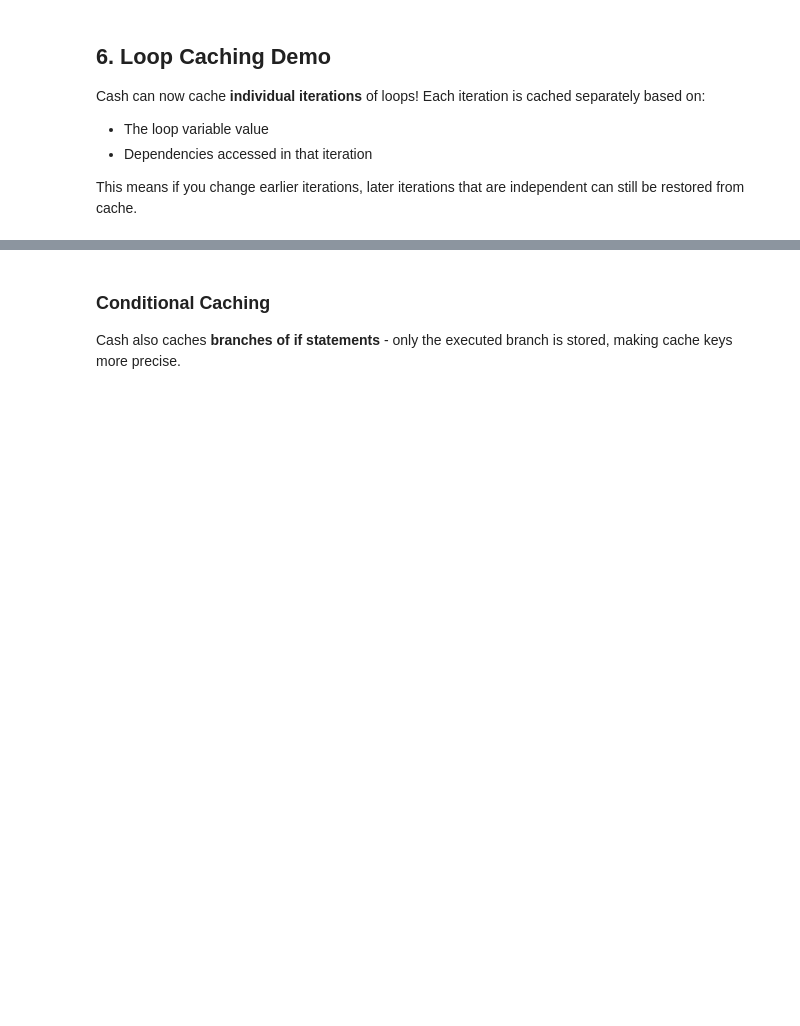
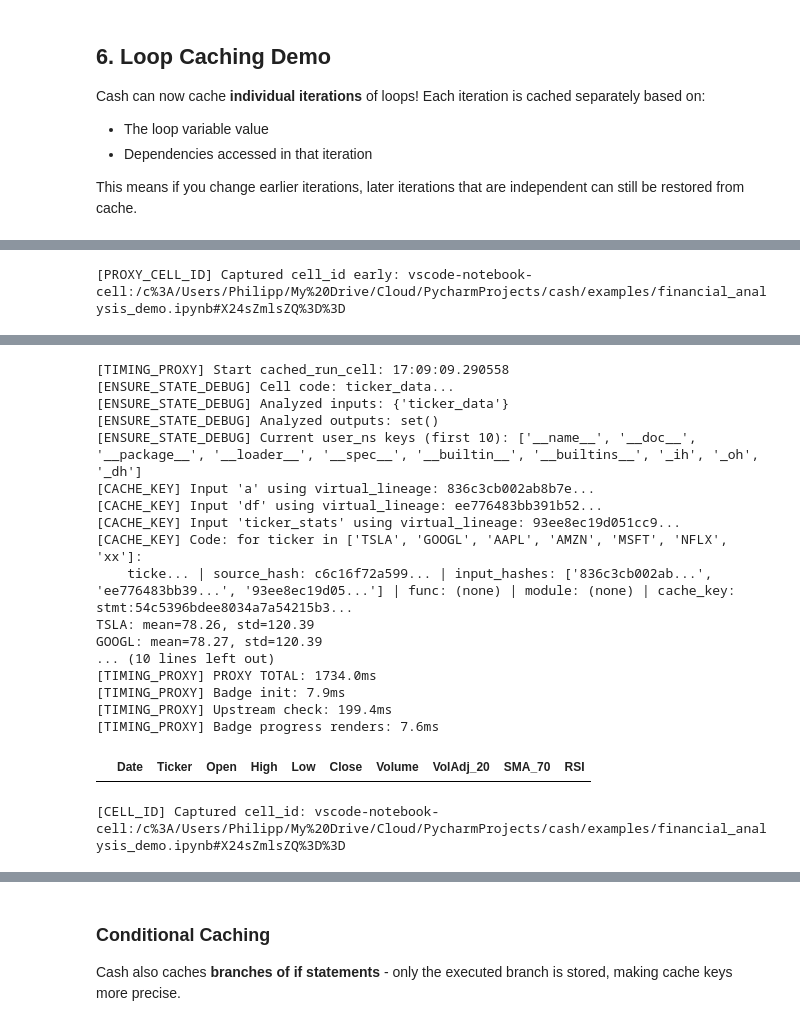
Before and after one commit to galgtonold/cash, a Jupyter notebook: examples/financial_analysis_demo.ipynb, the cells around one changed output, grey strips where cells are left out. Drawn from its saved outputs; the diff is of its cells as text; code cells hidden in the pictures; blank space fills up the shorter version.

```diff
--- a/examples/financial_analysis_demo.ipynb
+++ b/examples/financial_analysis_demo.ipynb
@@ -256,0 +270,4 @@ a
+# %%
+ticker_data
+# %% [output]
+[PROXY_CELL_ID] Captured cell_id early: vscode-notebook-cell:/c%3A/Users/Philipp/My%20Drive/Cloud/PycharmProjects/cash/examples/financial_analysis_demo.ipynb#X24sZmlsZQ%3D%3D
@@ -256,0 +275,19 @@ a
+[TIMING_PROXY] Start cached_run_cell: 17:09:09.290558
+[ENSURE_STATE_DEBUG] Cell code: ticker_data...
+[ENSURE_STATE_DEBUG] Analyzed inputs: {'ticker_data'}
+[ENSURE_STATE_DEBUG] Analyzed outputs: set()
+[ENSURE_STATE_DEBUG] Current user_ns keys (first 10): ['__name__', '__doc__', '__package__', '__loader__', '__spec__', '__builtin__', '__builtins__', '_ih', '_oh', '_dh']
+[CACHE_KEY] Input 'a' using virtual_lineage: 836c3cb002ab8b7e...
+[CACHE_KEY] Input 'df' using virtual_lineage: ee776483bb391b52...
+[CACHE_KEY] Input 'ticker_stats' using virtual_lineage: 93ee8ec19d051cc9...
+[CACHE_KEY] Code: for ticker in ['TSLA', 'GOOGL', 'AAPL', 'AMZN', 'MSFT', 'NFLX', 'xx']:
+    ticke... | source_hash: c6c16f72a599... | input_hashes: ['836c3cb002ab...', 'ee776483bb39...', '93ee8ec19d05...'] | func: (none) | module: (none) | cache_key: stmt:54c5396bdee8034a7a54215b3...
+TSLA: mean=78.26, std=120.39
+GOOGL: mean=78.27, std=120.39
+... (10 lines left out)
+[TIMING_PROXY] PROXY TOTAL: 1734.0ms
+[TIMING_PROXY] Badge init: 7.9ms
+[TIMING_PROXY] Upstream check: 199.4ms
+[TIMING_PROXY] Badge progress renders: 7.6ms
+|  | Date | Ticker | Open | High | Low | Close | Volume | VolAdj_20 | SMA_70 | RSI |
+[CELL_ID] Captured cell_id: vscode-notebook-cell:/c%3A/Users/Philipp/My%20Drive/Cloud/PycharmProjects/cash/examples/financial_analysis_demo.ipynb#X24sZmlsZQ%3D%3D
```
Also changed, not shown: parts of 8 cells of this notebook, 1 other file.
